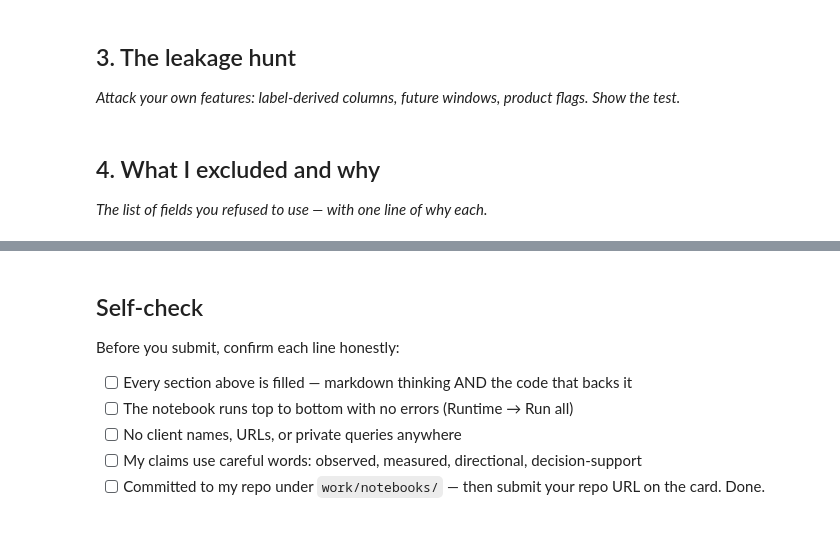
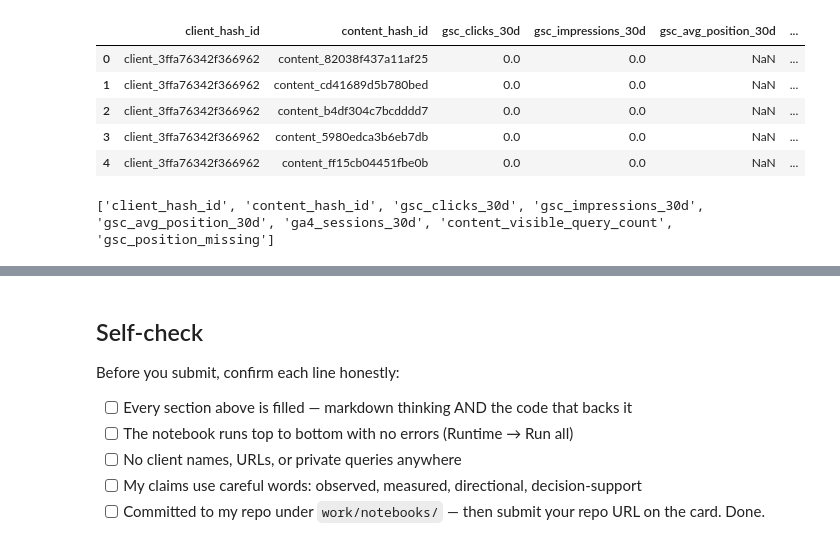
Before and after one commit to Kaneriah43/Flyrank_Ml_Internship, a Jupyter notebook: work/notebooks/w03_feature_leakage_check.ipynb, the cells around one changed output, grey strips where cells are left out. Saved outputs shown, nothing was run; the diff lists cells and outputs as text; code cells hidden in the pictures.

```diff
--- a/work/notebooks/w03_feature_leakage_check.ipynb
+++ b/work/notebooks/w03_feature_leakage_check.ipynb
@@ -12,0 +50,8 @@ This skeleton is yours to fill. Work the sections **in order** — each one has
+# %%
+import duckdb
+
+con = duckdb.connect()
+
+con.execute(
+    f"CREATE OR REPLACE SECRET hf "
+    f"(TYPE huggingface, TOKEN '{HF_TOKEN}')")
@@ -20,7 +182,32 @@ This skeleton is yours to fill. Work the sections **in order** — each one has
 # %%
 # This cell is for CODE (numbers, a query, a check).
 # Write your text answer in the cell ABOVE this one — typing sentences here breaks Run All.
+leak = con.sql(f"""
+    SELECT
+        client_hash_id,
+        content_hash_id,
+        SUM(gsc_clicks) AS future_gsc_clicks
+    FROM {TABLES['fact_daily']}
+    WHERE report_date >= DATE '2026-03-01'
+      AND report_date < DATE '2026-04-01'
+    GROUP BY client_hash_id, content_hash_id
+""").df()
+
+leaky_features = features.merge(
+    leak,
+    on=["client_hash_id", "content_hash_id"],
+    how="left"
+)
+
+leaky_features["future_gsc_clicks"] = (
+    leaky_features["future_gsc_clicks"].fillna(0)
+)
+
+leaky_features.head()
+# %% [output]
+|  | client_hash_id | content_hash_id | gsc_clicks_30d | gsc_impressions_30d | gsc_avg_position_30d | ... |
+| 0 | client_3ffa76342f366962 | content_82038f437a11af25 | 0.0 | 0.0 | NaN | ... |
+| 1 | client_3ffa76342f366962 | content_cd41689d5b780bed | 0.0 | 0.0 | NaN | ... |
+| 2 | client_3ffa76342f366962 | content_b4df304c7bcdddd7 | 0.0 | 0.0 | NaN | ... |
+| 3 | client_3ffa76342f366962 | content_5980edca3b6eb7db | 0.0 | 0.0 | NaN | ... |
+| 4 | client_3ffa76342f366962 | content_ff15cb04451fbe0b | 0.0 | 0.0 | NaN | ... |
-# %% [markdown]
-## 3. The leakage hunt
-
-*Attack your own features: label-derived columns, future windows, product flags. Show the test.*
@@ -30,4 +214,8 @@ This skeleton is yours to fill. Work the sections **in order** — each one has
-# %% [markdown]
-## 4. What I excluded and why
-
-*The list of fields you refused to use — with one line of why each.*
+# %%
+leaky_features = leaky_features.drop(
+    columns=["future_gsc_clicks"]
+)
+
+print(leaky_features.columns.tolist())
+# %% [output]
+['client_hash_id', 'content_hash_id', 'gsc_clicks_30d', 'gsc_impressions_30d', 'gsc_avg_position_30d', 'ga4_sessions_30d', 'content_visible_query_count', 'gsc_position_missing']
```
Also changed, not shown: parts of 14 cells of this notebook.
